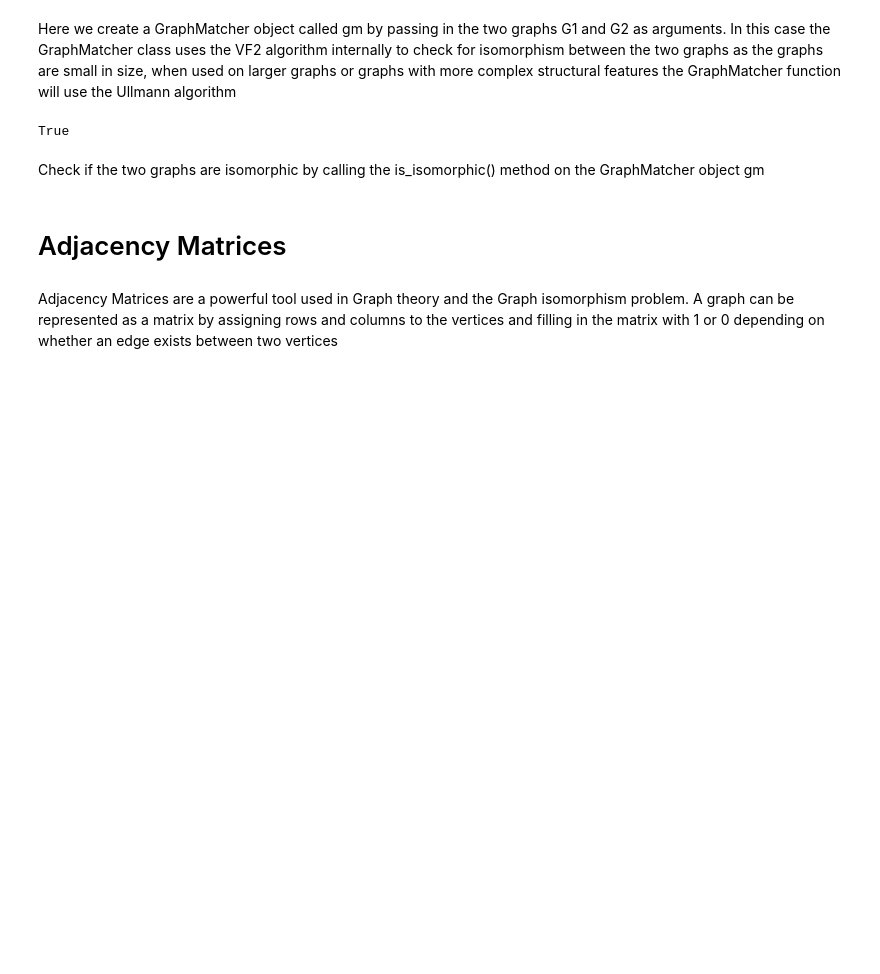
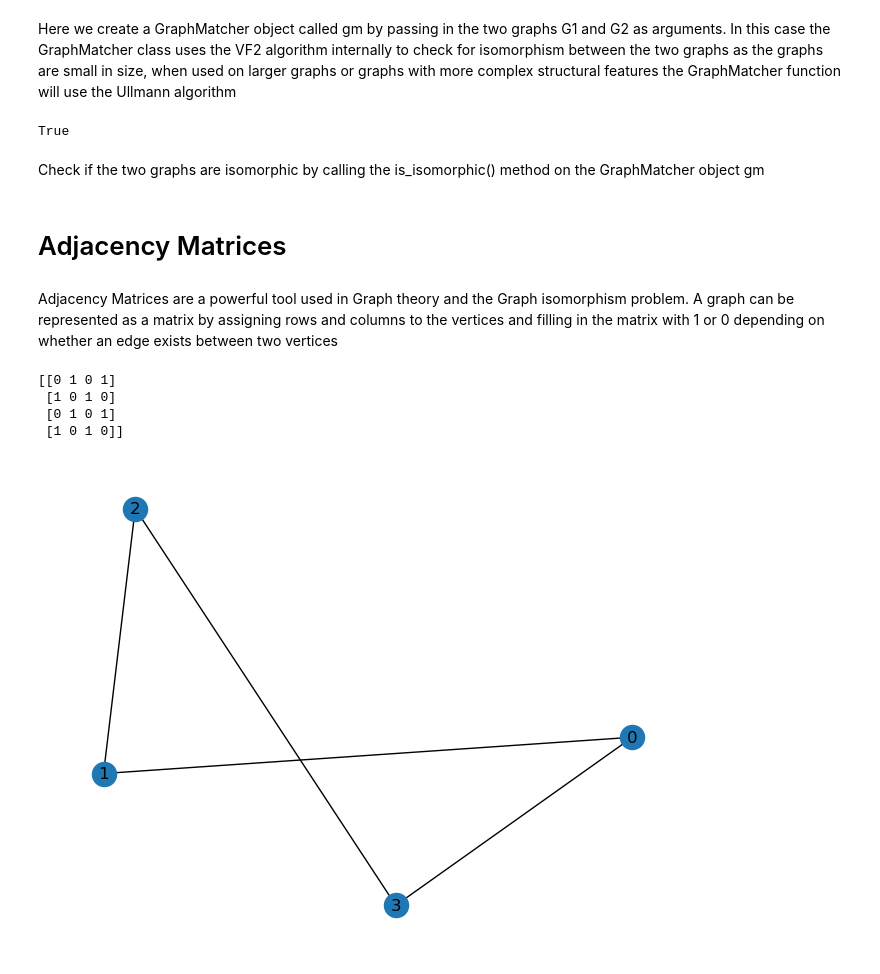
Before and after one commit to FionnMacSweeney/graph-theory-project, a Jupyter notebook: graph_isomorphism.ipynb, the cells around one changed output. Saved outputs shown, nothing was run; the diff lists cells and outputs as text; code cells hidden in the pictures; blank space fills up the shorter version.

Commit message:
Adjacency Matrice

```diff
--- a/graph_isomorphism.ipynb
+++ b/graph_isomorphism.ipynb
@@ -136,3 +136,24 @@ Check if the two graphs are isomorphic by calling the is_isomorphic() method on
 # Adjacency Matrices<a name="#adjacency-matrices"></a>
 # %% [markdown]
 Adjacency Matrices are a powerful tool used in Graph theory and the Graph isomorphism problem.  A graph can be represented as a matrix by assigning rows and columns to the vertices and filling in the matrix with 1 or 0 depending on whether an edge exists between two vertices
+# %%
+import networkx as nx
+import matplotlib.pyplot as plt
+
+# create a graph
+G = nx.Graph()
+G.add_edges_from([(0, 1), (1, 2), (2, 3), (3, 0)])
+
+# get the adjacency matrix
+A = nx.adjacency_matrix(G)
+print(A.todense())
+
+# visualize the graph
+nx.draw(G, with_labels=True)
+plt.show()
+# %% [output]
+[[0 1 0 1]
+ [1 0 1 0]
+ [0 1 0 1]
+ [1 0 1 0]]
+[figure, added]
```
Also changed, not shown: parts of 1 cell of this notebook.
